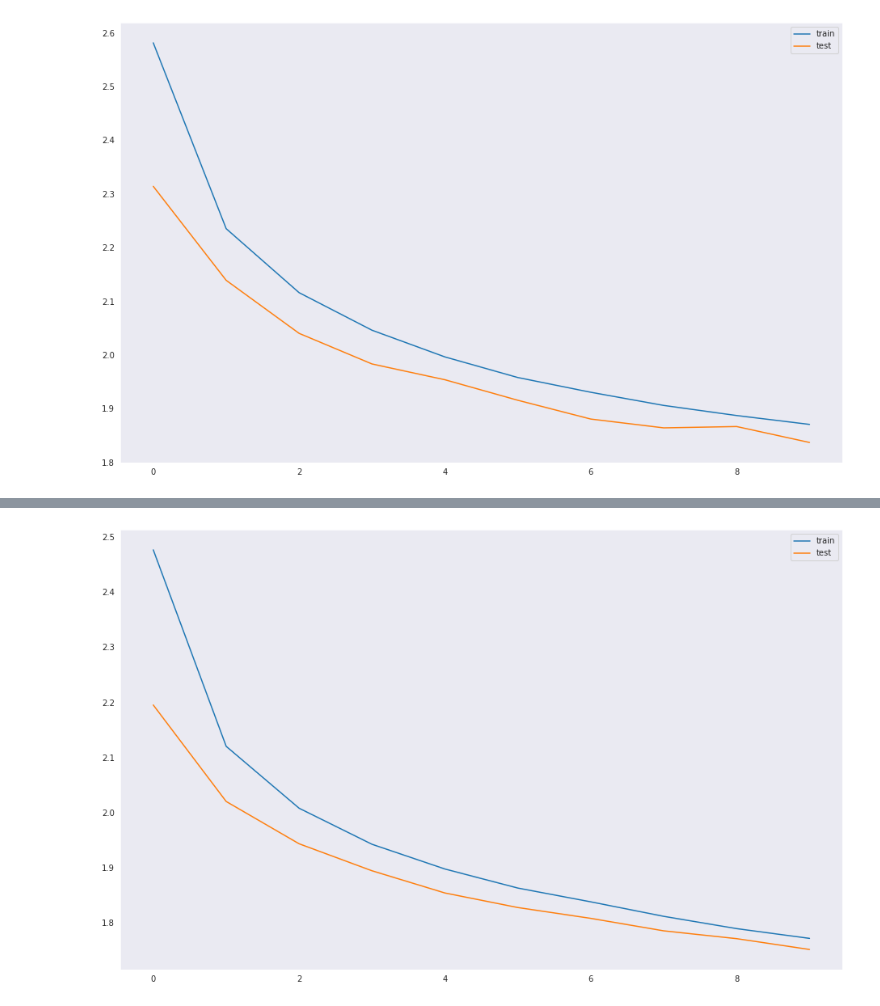
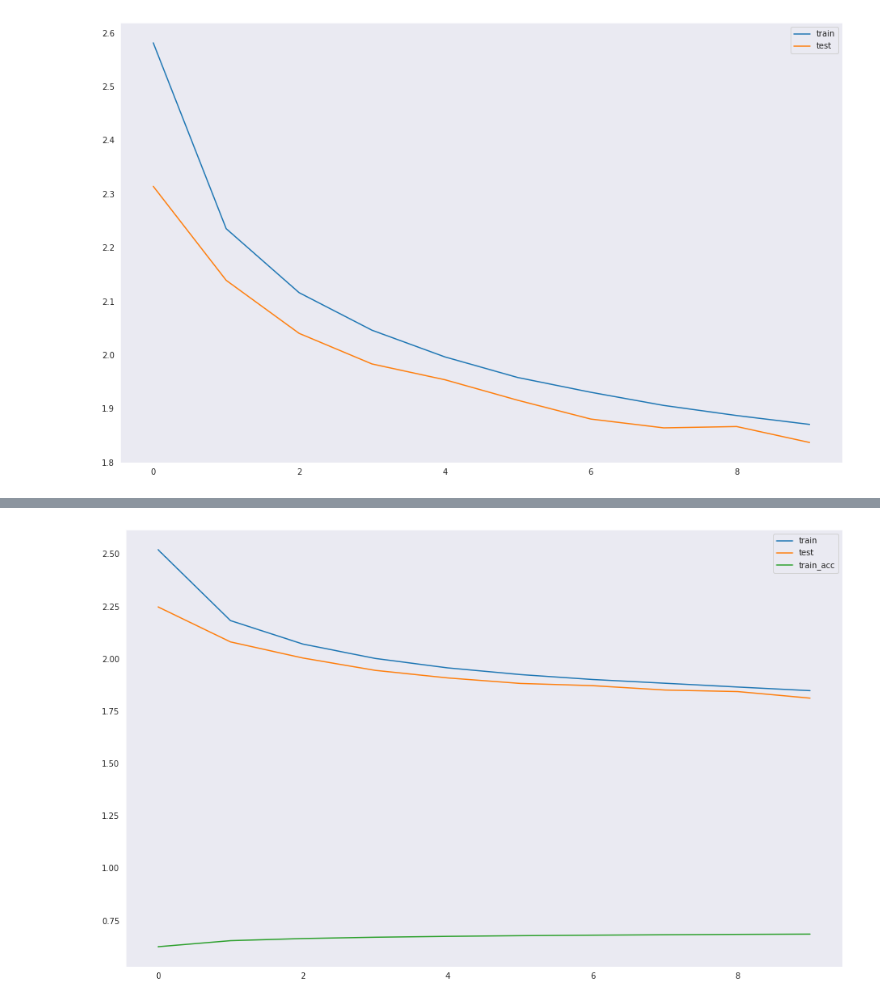
Before and after one commit to m0tela01/DeepLearning, a Jupyter notebook: text-summarization/Abstract-Text-Summarization-Amazon-Reviews/Michael_Telahun_Final.ipynb, the cells around one changed output, grey strips where cells are left out. Cells and saved outputs as stored; diff of their text form; code cells hidden in the pictures.

```diff
--- a/text-summarization/Abstract-Text-Summarization-Amazon-Reviews/Michael_Telahun_Final.ipynb
+++ b/text-summarization/Abstract-Text-Summarization-Amazon-Reviews/Michael_Telahun_Final.ipynb
@@ -531,15 +758,15 @@ encoder_inputs = Input(shape=(max_text_len,))
 enc_emb =  Embedding(x_voc, embedding_dim, trainable=True)(encoder_inputs)
 
 #encoder lstm 1
-encoder_lstm1 = LSTM(latent_dim,return_sequences=True,return_state=True,dropout=0.4,recurrent_dropout=0.6)
+encoder_lstm1 = LSTM(latent_dim,return_sequences=True,return_state=True,dropout=0.5,recurrent_dropout=0.8)
 encoder_output1, state_h1, state_c1 = encoder_lstm1(enc_emb)
 
 #encoder lstm 2
-encoder_lstm2 = LSTM(latent_dim,return_sequences=True,return_state=True,dropout=0.4,recurrent_dropout=0.6)
+encoder_lstm2 = LSTM(latent_dim,return_sequences=True,return_state=True,dropout=0.5,recurrent_dropout=0.8)
 encoder_output2, state_h2, state_c2 = encoder_lstm2(encoder_output1)
 
 #encoder lstm 3
-encoder_lstm3=LSTM(latent_dim, return_state=True, return_sequences=True,dropout=0.4,recurrent_dropout=0.6)
+encoder_lstm3=LSTM(latent_dim, return_state=True, return_sequences=True,dropout=0.5,recurrent_dropout=0.8)
 encoder_outputs, state_h, state_c= encoder_lstm3(encoder_output2)
 
 # Set up the decoder, using `encoder_states` as initial state.
@@ -549,7 +776,7 @@ decoder_inputs = Input(shape=(None,))
 dec_emb_layer = Embedding(y_voc, embedding_dim,trainable=True)
 dec_emb = dec_emb_layer(decoder_inputs)
 
-decoder_lstm = LSTM(latent_dim, return_sequences=True, return_state=True,dropout=0.4,recurrent_dropout=0.2)
+decoder_lstm = LSTM(latent_dim, return_sequences=True, return_state=True,dropout=0.5,recurrent_dropout=0.2)
 decoder_outputs,decoder_fwd_state, decoder_back_state = decoder_lstm(dec_emb,initial_state=[state_h, state_c])
 
 # Attention layer
@@ -621,8 +850,9 @@ Epoch 10/10
 # %%
 plt.figure(figsize=(16, 10))
 plt.plot(history.history['loss'], label='train')
 plt.plot(history.history['val_loss'], label='test')
+plt.plot(history.history['acc'], label='train_acc')
 plt.legend()
 plt.show()
 # %% [output]
-[figure, old version]
+[figure, new version]
```
Also changed, not shown: parts of 61 cells of this notebook.
